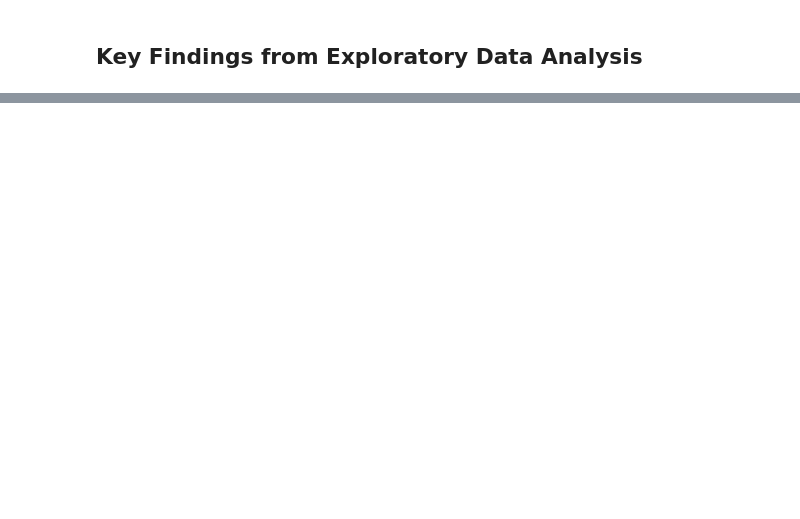
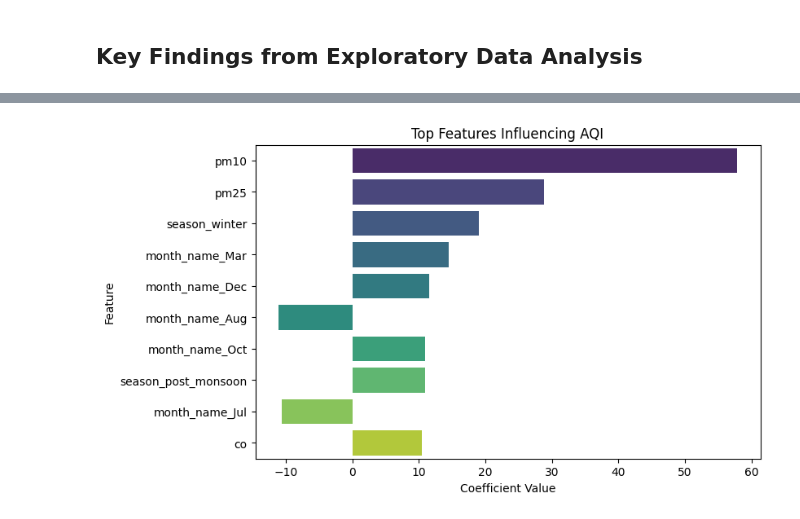
Before and after one commit to arshanapelli-pallavi/AQI-Prediction-Using-Multiple-Linear-Regression, a Jupyter notebook: notebooks/AQI_prediction.ipynb, the cells around one changed output, grey strips where cells are left out. Saved outputs shown, nothing was run; the diff lists cells and outputs as text; code cells hidden in the pictures; blank space fills up the shorter version.

```diff
--- a/notebooks/AQI_prediction.ipynb
+++ b/notebooks/AQI_prediction.ipynb
@@ -308,0 +413,16 @@ AQI varies across hours of the day
+# %%
+coefficients = pd.DataFrame({"Feature": x.columns,"Coefficient": model.coef_})
+# sort by importance
+coefficients = coefficients.sort_values(by="Coefficient", key=abs, ascending=False)
+# take top 10 most important
+top_features = coefficients.head(10)
+# %%
+plt.figure(figsize=(8,5))
+sns.barplot(x="Coefficient",y="Feature",data=top_features,palette="viridis")
+plt.title("Top Features Influencing AQI")
+plt.xlabel("Coefficient Value")
+plt.ylabel("Feature")
+plt.savefig("Topfeatures influencing AQI.png", dpi=300, bbox_inches="tight")
+plt.show()
+# %% [output]
+[figure, added]
```
Also changed, not shown: parts of 34 cells of this notebook, 23 other files.
